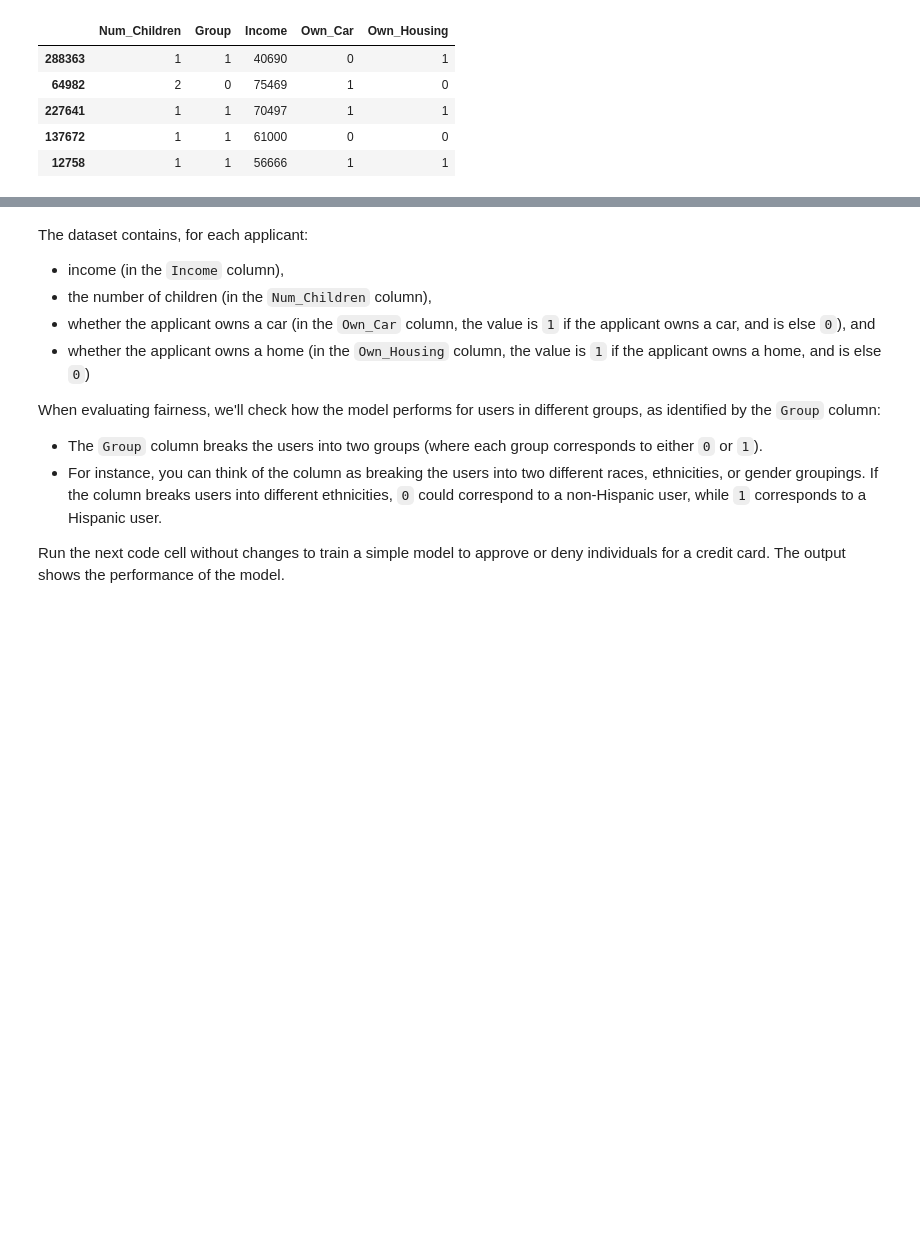
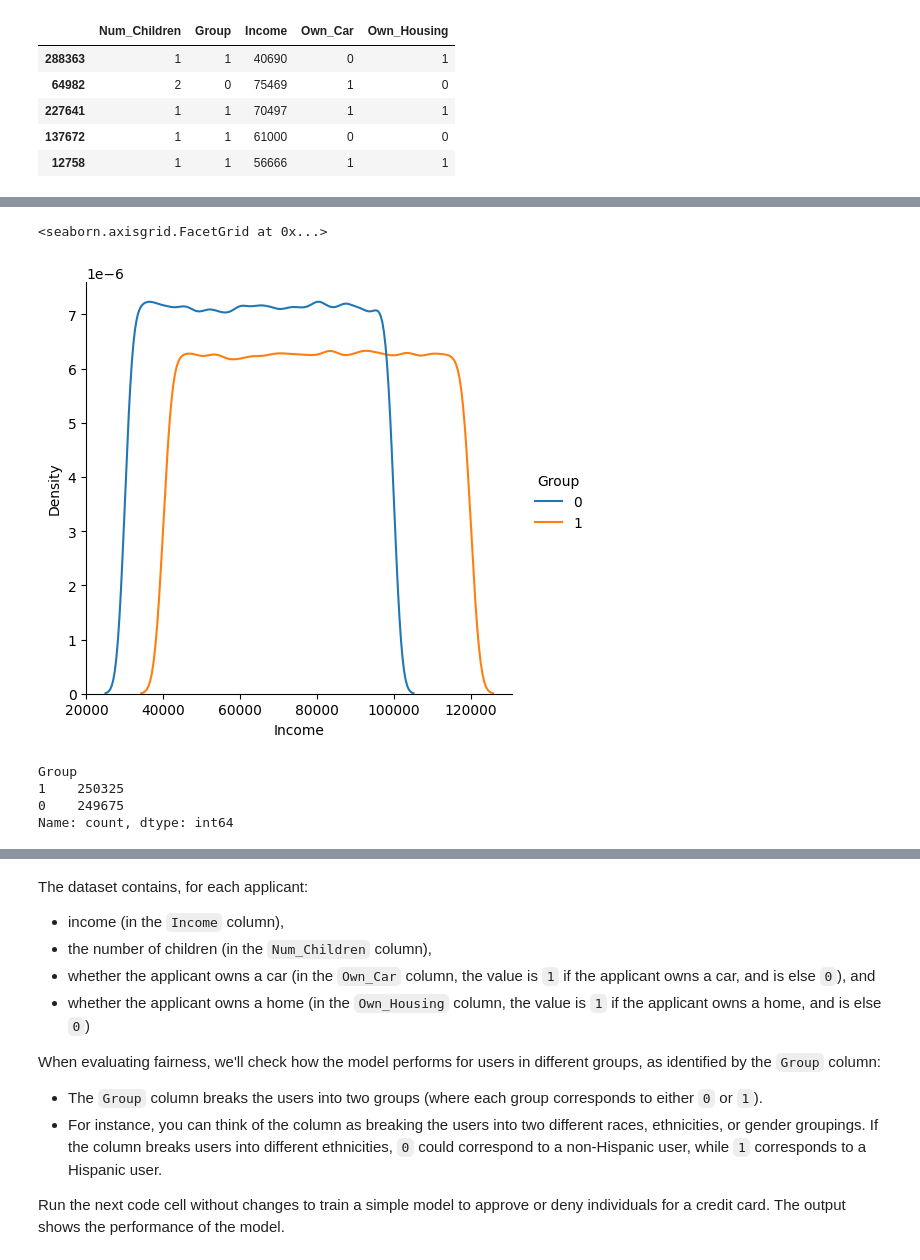
Before and after one commit to urcuqui/Data-Science, a Jupyter notebook: AI Ethics/exercise-ai-fairness.ipynb, the cells around one changed output, grey strips where cells are left out. Cells and saved outputs as stored; diff of their text form; code cells hidden in the pictures; blank space fills up the shorter version.

```diff
--- a/AI Ethics/exercise-ai-fairness.ipynb
+++ b/AI Ethics/exercise-ai-fairness.ipynb
@@ -39,0 +81,14 @@ Data successfully loaded!
+# %%
+import seaborn as sns
+
+sns.displot(data = data, x="Income", kind="kde", hue="Group")
+# %% [output]
+<seaborn.axisgrid.FacetGrid at 0x...>
+[figure, added]
+# %%
+data.Group.value_counts()
+# %% [output]
+Group
+1    250325
+0    249675
+Name: count, dtype: int64
```
Also changed, not shown: parts of 4 cells of this notebook, 4 other files.
